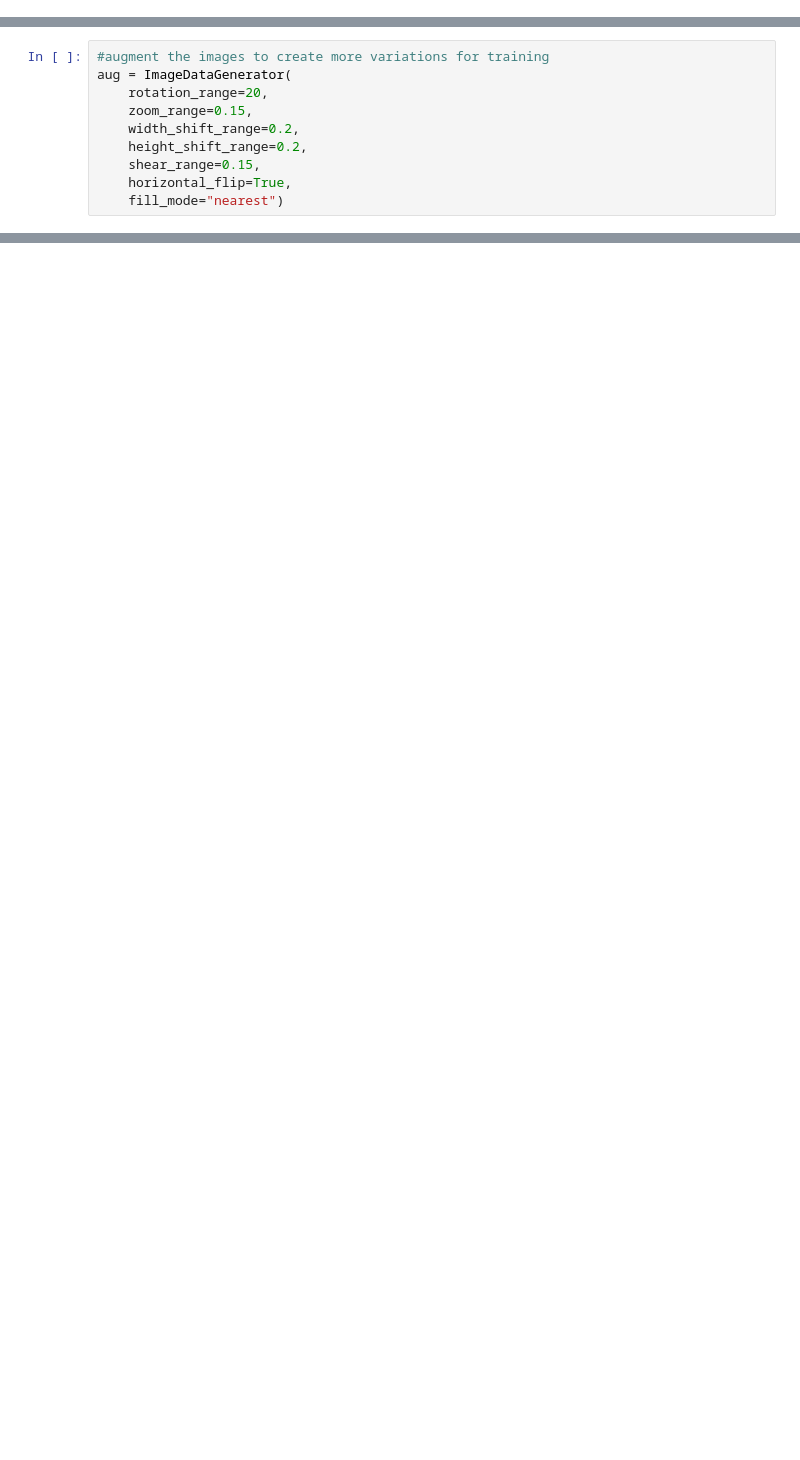
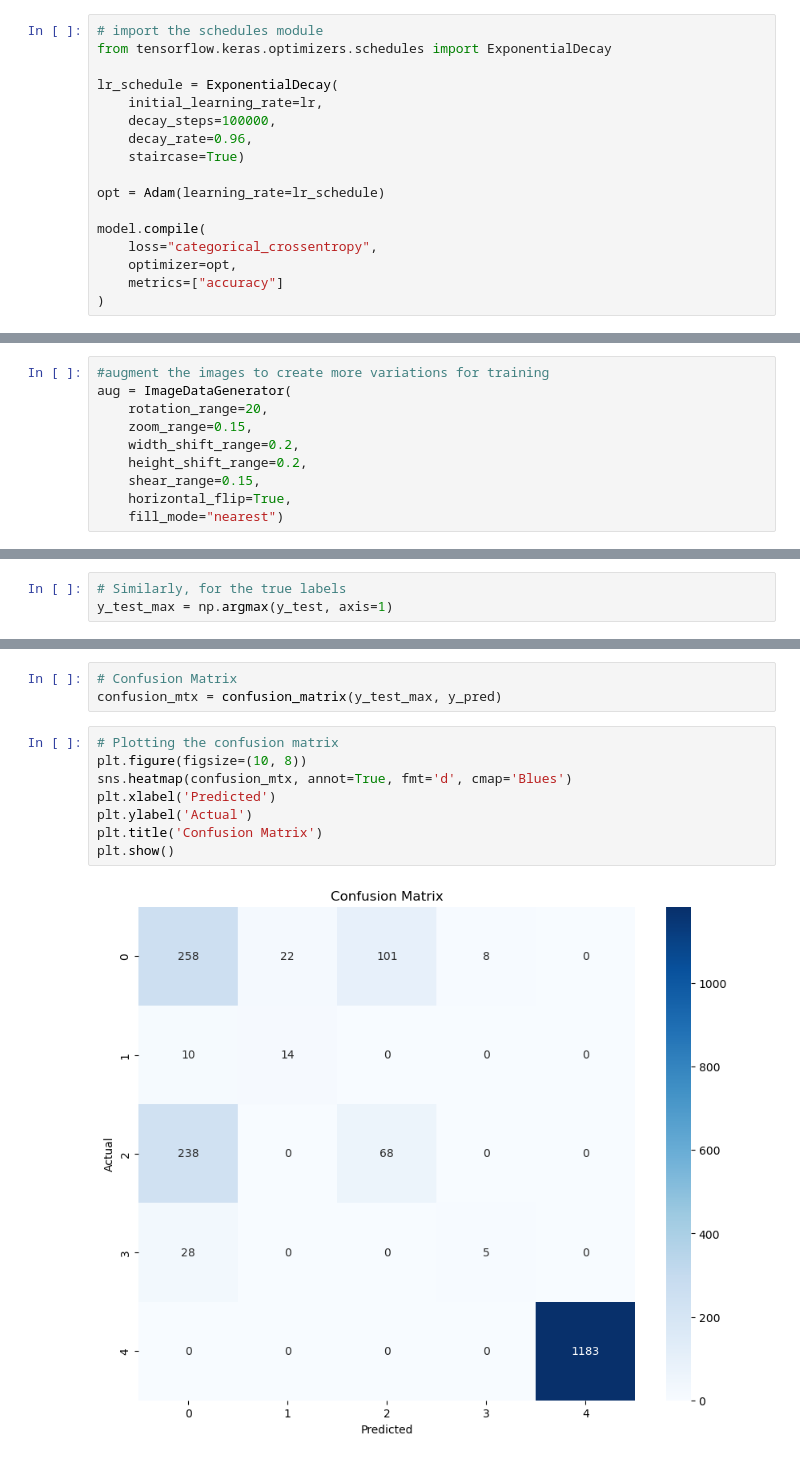
Before and after one commit to cessbub/CS180-MaskPatrol, a Jupyter notebook: mask-detection.ipynb, the cells around one changed output, grey strips where cells are left out. Saved outputs shown, nothing was run; the diff lists cells and outputs as text; blank space fills up the shorter version.

```diff
--- a/mask-detection.ipynb
+++ b/mask-detection.ipynb
@@ -352,0 +332,17 @@ model.compile(
+# %%
+# import the schedules module
+from tensorflow.keras.optimizers.schedules import ExponentialDecay
+
+lr_schedule = ExponentialDecay(
+    initial_learning_rate=lr,
+    decay_steps=100000,
+    decay_rate=0.96,
+    staircase=True)
+
+opt = Adam(learning_rate=lr_schedule)
+
+model.compile(
+    loss="categorical_crossentropy",
+    optimizer=opt,
+    metrics=["accuracy"]
+)
@@ -493,0 +437,3 @@ NameError: name 'os' is not defined
+# %%
+# Similarly, for the true labels
+y_test_max = np.argmax(y_test, axis=1)
@@ -493,0 +455,13 @@ NameError: name 'os' is not defined
+# %%
+# Confusion Matrix
+confusion_mtx = confusion_matrix(y_test_max, y_pred)
+# %%
+# Plotting the confusion matrix
+plt.figure(figsize=(10, 8))
+sns.heatmap(confusion_mtx, annot=True, fmt='d', cmap='Blues')
+plt.xlabel('Predicted')
+plt.ylabel('Actual')
+plt.title('Confusion Matrix')
+plt.show()
+# %% [output]
+[figure, added]
```
Also changed, not shown: parts of 48 cells of this notebook.
